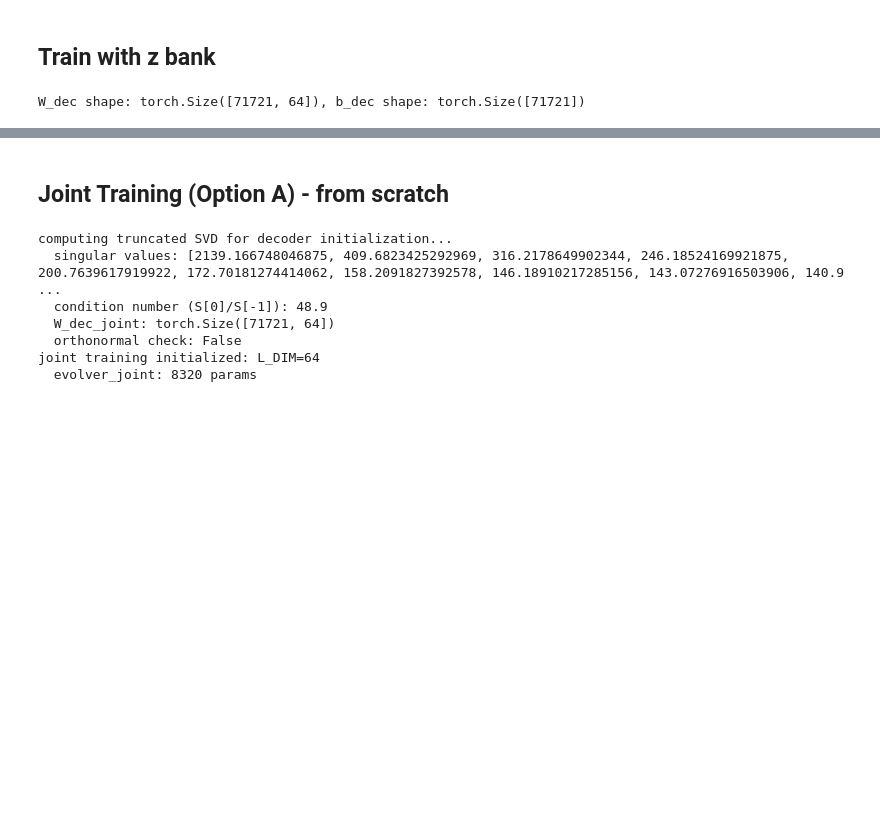
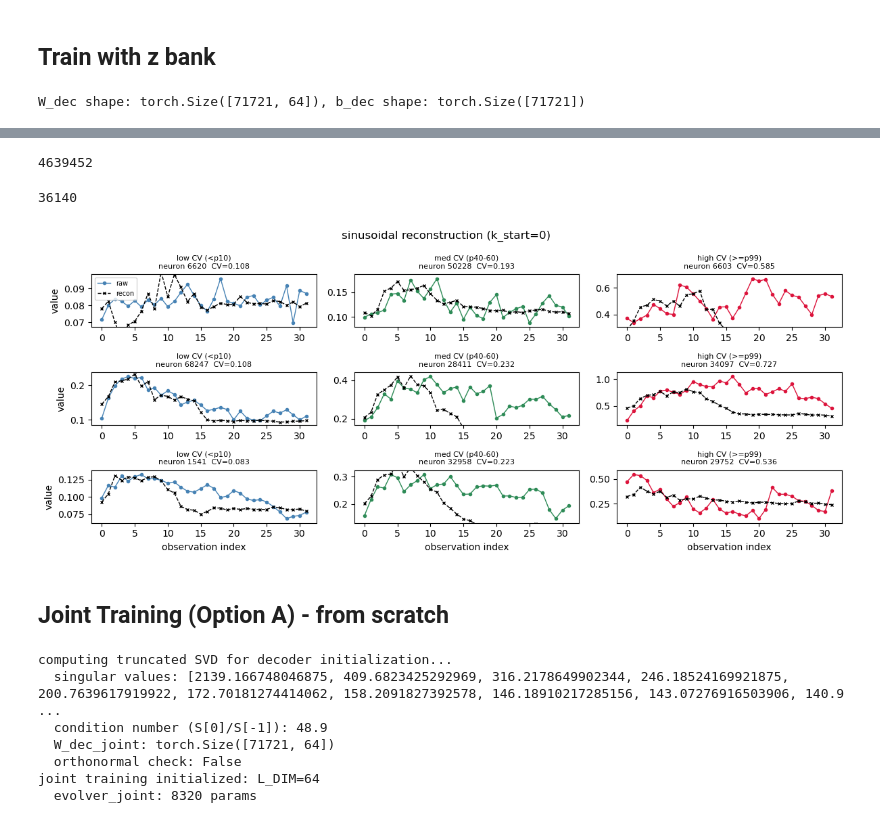
Before and after one commit to saalfeldlab/NeuralGraph, a Jupyter notebook: src/LatentEvolution/binary_state_em.ipynb, the cells around one changed output, grey strips where cells are left out. Drawn from its saved outputs; the diff is of its cells as text; code cells hidden in the pictures; blank space fills up the shorter version.

```diff
--- a/src/LatentEvolution/binary_state_em.ipynb
+++ b/src/LatentEvolution/binary_state_em.ipynb
@@ -641,0 +507,34 @@ plot_em_rollout()      # phase 2 EM quality (infers z0, rolls out)
+# %%
+# sinusoidal latent space: z_i(t) = cos(a_i * t + phi_i)
+L_DIM_SIN = 64
+HIDDEN_SIN = 256
+
+# learnable frequencies and phases (log-spaced init for frequencies)
+freq_init = torch.logspace(-3, np.log10(2), L_DIM_SIN, device=device)
+a_sin = nn.Parameter(freq_init.clone())  # learnable
+phi_sin = nn.Parameter(torch.rand(L_DIM_SIN, device=device) * 2 * np.pi)  # learnable
+
+# MLP decoder: z -> x
+decoder_sin = nn.Sequential(
+    nn.Linear(L_DIM_SIN, HIDDEN_SIN),
+    nn.ReLU(),
+    nn.Linear(HIDDEN_SIN, HIDDEN_SIN),
+    nn.ReLU(),
+    nn.Linear(HIDDEN_SIN, N),
+).to(device)
+
+def get_z_sin(t):
+    """compute z(t) = cos(a * t + phi)."""
+    return torch.cos(a_sin * t + phi_sin)
+
+def get_z_sin_batch(times):
+    """compute z for multiple times. times: (B,) -> z: (B, L_DIM_SIN)."""
+    t = times.unsqueeze(-1)  # (B, 1)
+    return torch.cos(a_sin * t + phi_sin)  # (B, L_DIM_SIN)
+
+# optimizer (frequencies, phases, and decoder)
+params_sin = list(decoder_sin.parameters()) + [a_sin, phi_sin]
+opt_sin = torch.optim.Adam(params_sin, lr=1e-4)
+
+print(f"sinusoidal latent: L_DIM={L_DIM_SIN}, HIDDEN={HIDDEN_SIN}")
+print(f"learnable freq init: {a_sin.min().item():.4f} to {a_sin.max().item():.4f} rad/bin")
@@ -642,3 +674,15 @@ plot_em_rollout()      # phase 2 EM quality (infers z0, rolls out)
+# %%
+total_windows // BATCH_SIZE_SIN
+# %% [output]
+4639452
+# %%
+n_batches
+# %% [output]
+36140
+# %%
+plot_sin_reconstruction(k_start=0)
+# %% [output]
+[figure, added]
 # %% [markdown]
 ## Joint Training (Option A) - from scratch
 # %%
```
Also changed, not shown: parts of 16 cells of this notebook, 1 other file.
